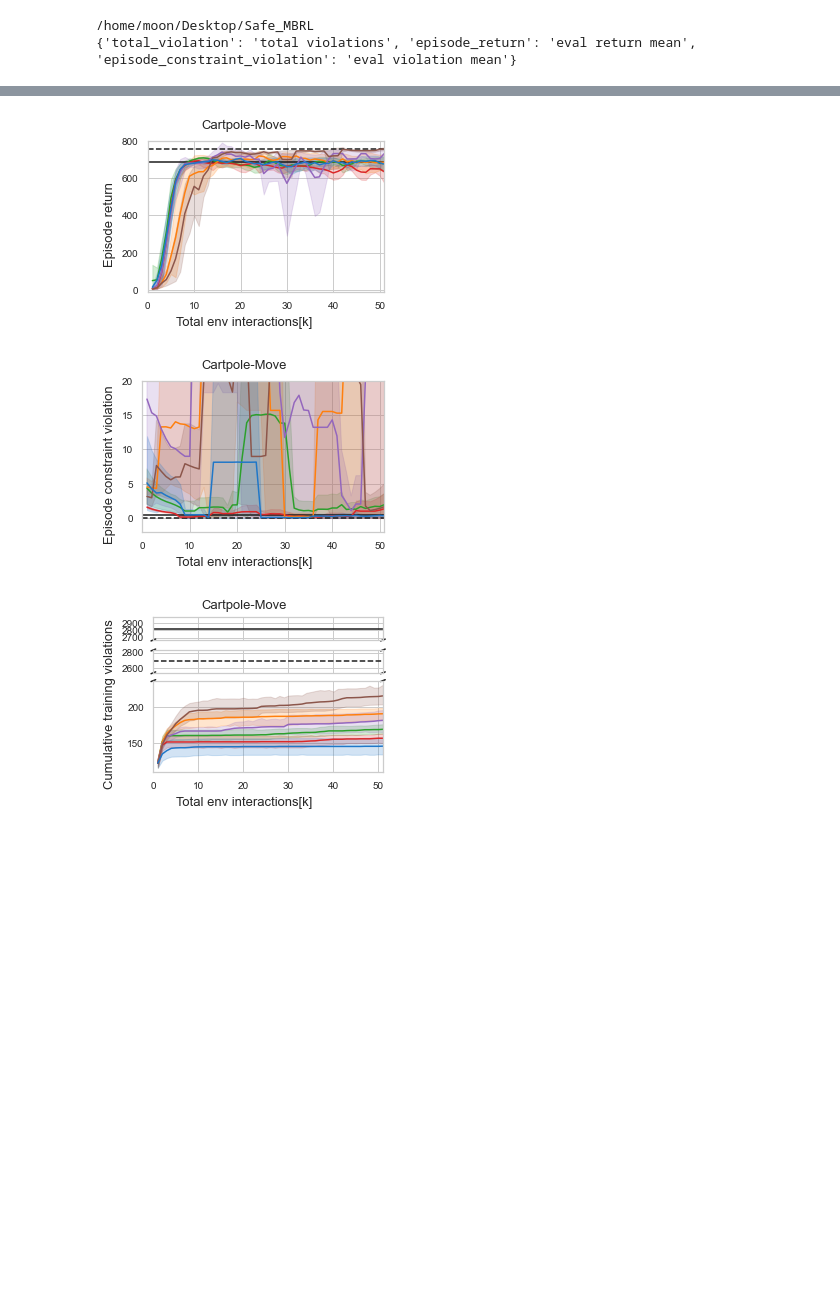
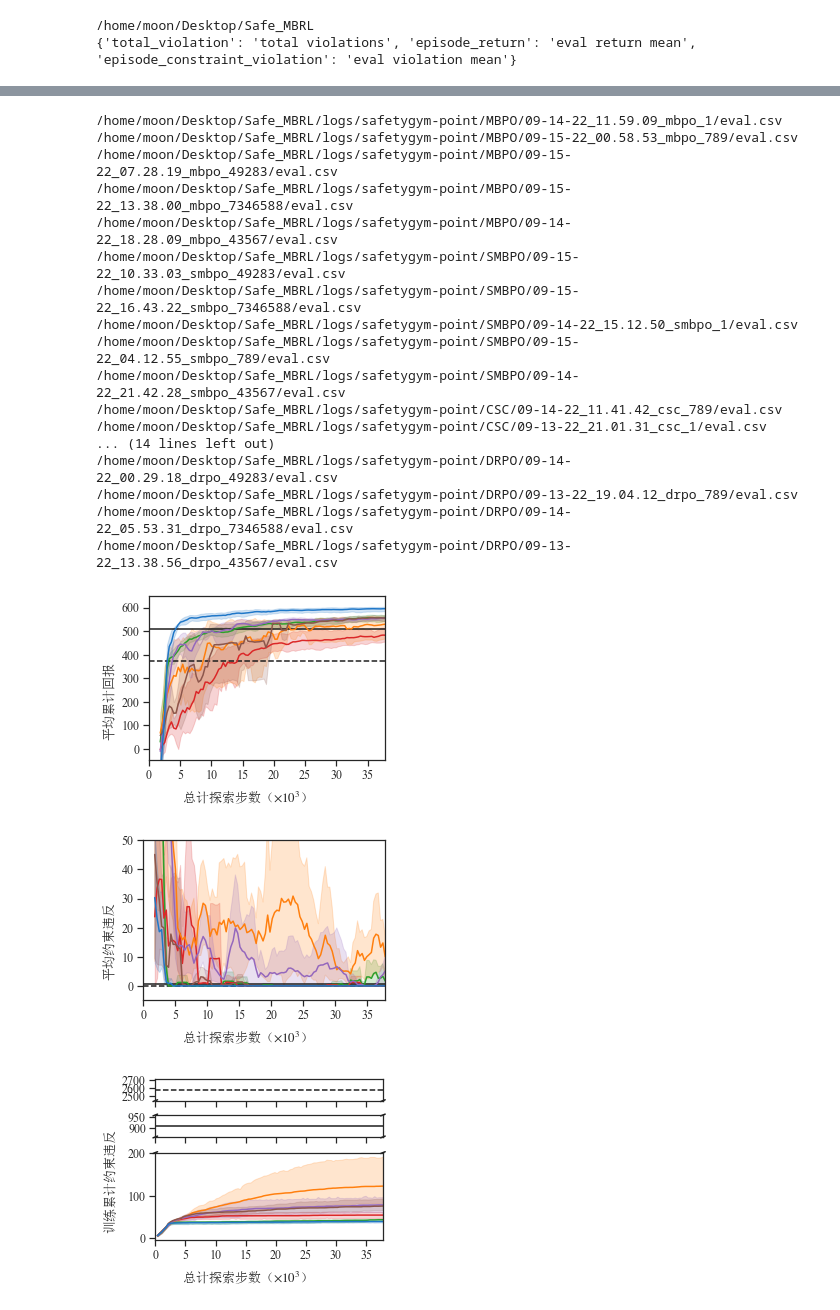
Before and after one commit to ManUtdMoon/Distributional-Reachability-Policy-Optimization, a Jupyter notebook: src/viz_curves.ipynb, the cells around one changed output, grey strips where cells are left out. Drawn from its saved outputs; the diff is of its cells as text; code cells hidden in the pictures; blank space fills up the shorter version.

Commit message:
add codes for plot in master thesis

```diff
--- a/src/viz_curves.ipynb
+++ b/src/viz_curves.ipynb
@@ -161,6 +168,15 @@ def help_func():
     alg_list = ['MBPO', 'SMBPO', 'CSC', 'SAC-L', 'RAC', 'DRPO']
     result_dir = PROJ_DIR / 'logs'
     return tag2plot, alg_list, result_dir
+
+alg2legend = {
+    'MBPO': r'$\rm MBPO$',
+    'SMBPO': r'$\rm SMBPO$',
+    'CSC': r'$\rm CSC$',
+    'SAC-L': r'$\rm SAC-L$',
+    'RAC': r'$\rm RAC$',
+    'DRPO': r'$\rm DRPO$',
+}
 
 def smooth(data, sm=1):
     '''Borrow from
@@ -212,19 +228,19 @@ def plot_eval_results_of_all_alg_n_runs(task):
                 'steps sampled',
                 (buffer_min + np.arange(0, steps_per_epoch*epochs + 1, steps_per_epoch)) / 1e3
             )
-            df_eval.insert(len(df_eval.columns), 'algorithm', alg)
+            df_eval.insert(len(df_eval.columns), 'algorithm', alg2legend[alg])
             df_eval.insert(len(df_eval.columns), 'run_idx', run_idx)
 
             select_row = df_train.loc[:, 'steps sampled'] % steps_per_epoch == 0
             df_train = df_train[select_row]
             df_train.loc[:, 'steps sampled'] /= 1e3
-            df_train.insert(len(df_train.columns), 'algorithm', alg)
+            df_train.insert(len(df_train.columns), 'algorithm', alg2legend[alg])
             df_train.insert(len(df_train.columns), 'run_idx', run_idx)
 
             # add insterested columns (tag)
             for tag in tag2plot:
                 if is_eval_metric(tag):
-                    df_eval.insert(len(df_eval.columns), tag, smooth(df_eval.loc[:, tag2csv_col[tag]].tolist(), sm=10 if tag == 'episode_constraint_violation' else 3))
+                    df_eval.insert(len(df_eval.columns), tag, smooth(df_eval.loc[:, tag2csv_col[tag]].tolist(), sm=5 if tag == 'episode_constraint_violation' else 3))
                 else:
                     df_train.insert(
                         len(df_train.columns), tag,
@@ -261,8 +277,8 @@ def plot_eval_results_of_all_alg_n_runs(task):
         ppol_y = np.ones_like(x) * on_policy_results[task]["ppo-lag"][tag]
         cpo_y = np.ones_like(x) * on_policy_results[task]["cpo"][tag]
         if i < 2:
-            ax1.plot(x, ppol_y, '-k', label=f"PPO-Lag (1M)")
-            ax1.plot(x, cpo_y, '--k', label=f"CPO (1M)")
+            ax1.plot(x, ppol_y, '-k', label=r"$\rm PPO-Lag (1M)$")
+            ax1.plot(x, cpo_y, '--k', label=r"$\rm CPO (1M)$")
         else:
             if on_policy_results[task]["ppo-lag"][tag] > on_policy_results[task]["cpo"][tag]:
                 larger = "ppo-lag"
@@ -271,11 +287,11 @@ def plot_eval_results_of_all_alg_n_runs(task):
                 larger = "cpo"
                 smaller = "ppo-lag"
             if larger == "ppo-lag":
-                ax3.plot(x, ppol_y, '-k', label=f"PPO-Lag (1M)")
-                ax2.plot(x, cpo_y, '--k', label=f"CPO (1M)")
+                ax3.plot(x, ppol_y, '-k', label=r"$\rm PPO-Lag (1M)$")
+                ax2.plot(x, cpo_y, '--k', label=r"$\rm CPO (1M)$")
             else:
-                ax3.plot(x, cpo_y, '--k', label=f"CPO (1M)")
-                ax2.plot(x, ppol_y, '-k', label=f"PPO-Lag (1M)")
+                ax3.plot(x, cpo_y, '--k', label=r"$\rm CPO (1M)$")
+                ax2.plot(x, ppol_y, '-k', label=r"$\rm PPO-Lag (1M)$")
 
         # ------ plot on-policy baselines ------ #
 
@@ -300,10 +316,16 @@ def plot_eval_results_of_all_alg_n_runs(task):
         axes_flatten = axes.flatten() if len(axes) > 1 else axes
         for ax in axes_flatten:
             ax.tick_params(labelsize=fontsize-3)
+            ax.xaxis.set_major_locator(MaxNLocator(8))
+            xticks = np.array(ax.get_xticks(), dtype=np.int16)
+            ax.set_xticklabels(xticks, fontdict=fontdict)
+            yticks = np.array(ax.get_yticks(), dtype=np.int16)
+            ax.set_yticklabels(yticks, fontdict=fontdict)
+            ax.tick_params(top=False, bottom=True, left=True, right=False)
 
-        f.suptitle(env_name_dict[task], fontsize=fontsize)
+        # f.suptitle(env_name_dict[task], fontsize=fontsize)
         f.supylabel(tag_name_dict[tag], fontsize=fontsize)
-        f.supxlabel("Total env interactions[k]", fontsize=fontsize)
+        f.supxlabel(r"总计探索步数（$\times 10^3$）", fontsize=fontsize)
         if i == 2:
             # plot diagonal lines
             d = .01  # how big to make the diagonal lines in axes coordinates
@@ -329,9 +351,9 @@ def plot_eval_results_of_all_alg_n_runs(task):
             (PROJ_DIR / 'viz_curves').mkdir()
         plt.savefig(str(PROJ_DIR)+'/viz_curves/'+task+'_'+tag+'.pdf', bbox_inches='tight', dpi=300.0)
 
-plot_eval_results_of_all_alg_n_runs('cartpole-move')
-# plot_eval_results_of_all_alg_n_runs('quadrotor')
+# plot_eval_results_of_all_alg_n_runs('cartpole-move')
+plot_eval_results_of_all_alg_n_runs('quadrotor')
 # plot_eval_results_of_all_alg_n_runs('safetygym-car')
-# plot_eval_results_of_all_alg_n_runs('safetygym-point')
+plot_eval_results_of_all_alg_n_runs('safetygym-point')
 #
 # %% [output]
@@ -355,3 +377,20 @@ plot_eval_results_of_all_alg_n_runs('cartpole-move')
+/home/moon/Desktop/Safe_MBRL/logs/safetygym-point/MBPO/09-14-22_11.59.09_mbpo_1/eval.csv
+/home/moon/Desktop/Safe_MBRL/logs/safetygym-point/MBPO/09-15-22_00.58.53_mbpo_789/eval.csv
+/home/moon/Desktop/Safe_MBRL/logs/safetygym-point/MBPO/09-15-22_07.28.19_mbpo_49283/eval.csv
+/home/moon/Desktop/Safe_MBRL/logs/safetygym-point/MBPO/09-15-22_13.38.00_mbpo_7346588/eval.csv
+/home/moon/Desktop/Safe_MBRL/logs/safetygym-point/MBPO/09-14-22_18.28.09_mbpo_43567/eval.csv
+/home/moon/Desktop/Safe_MBRL/logs/safetygym-point/SMBPO/09-15-22_10.33.03_smbpo_49283/eval.csv
+/home/moon/Desktop/Safe_MBRL/logs/safetygym-point/SMBPO/09-15-22_16.43.22_smbpo_7346588/eval.csv
+/home/moon/Desktop/Safe_MBRL/logs/safetygym-point/SMBPO/09-14-22_15.12.50_smbpo_1/eval.csv
+/home/moon/Desktop/Safe_MBRL/logs/safetygym-point/SMBPO/09-15-22_04.12.55_smbpo_789/eval.csv
+/home/moon/Desktop/Safe_MBRL/logs/safetygym-point/SMBPO/09-14-22_21.42.28_smbpo_43567/eval.csv
+/home/moon/Desktop/Safe_MBRL/logs/safetygym-point/CSC/09-14-22_11.41.42_csc_789/eval.csv
+/home/moon/Desktop/Safe_MBRL/logs/safetygym-point/CSC/09-13-22_21.01.31_csc_1/eval.csv
+... (14 lines left out)
+/home/moon/Desktop/Safe_MBRL/logs/safetygym-point/DRPO/09-14-22_00.29.18_drpo_49283/eval.csv
+/home/moon/Desktop/Safe_MBRL/logs/safetygym-point/DRPO/09-13-22_19.04.12_drpo_789/eval.csv
+/home/moon/Desktop/Safe_MBRL/logs/safetygym-point/DRPO/09-14-22_05.53.31_drpo_7346588/eval.csv
+/home/moon/Desktop/Safe_MBRL/logs/safetygym-point/DRPO/09-13-22_13.38.56_drpo_43567/eval.csv
-[figure, old version]
+[figure, new version]
-[figure, old version]
+[figure, new version]
-[figure, old version]
+[figure, new version]
```
Also changed, not shown: parts of 2 cells of this notebook, 2 other files.
